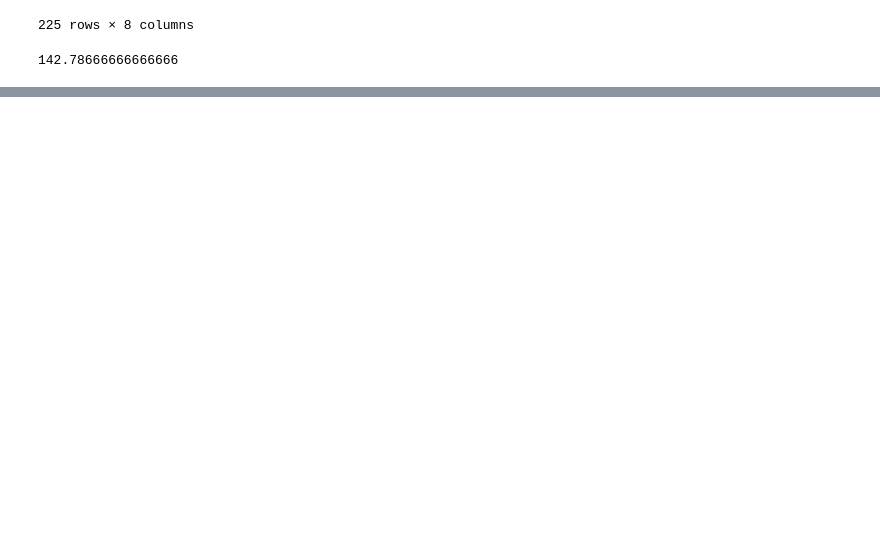
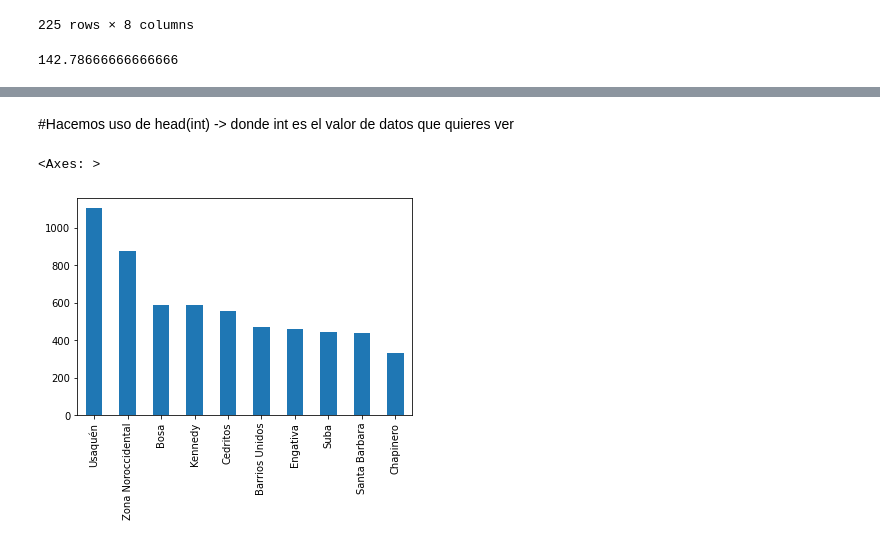
Before and after one commit to CarlosRivera4726/Inmersion_Datos_ALURA, a Jupyter notebook: Inmersion_datos_Aula_1.ipynb, the cells around one changed output, grey strips where cells are left out. Cells and saved outputs as stored; diff of their text form; code cells hidden in the pictures; blank space fills up the shorter version.

```diff
--- a/Inmersion_datos_Aula_1.ipynb
+++ b/Inmersion_datos_Aula_1.ipynb
@@ -152,0 +169,8 @@ chico_reservado.Area.mean()
+# %% [markdown]
+#Hacemos uso de head(int) -> donde int es el valor de datos que quieres ver
+# %%
+inmuebles_barrio = inmuebles.Barrio.value_counts()
+inmuebles_barrio.head(10).plot.bar()
+# %% [output]
+<Axes: >
+[figure, added]
```
Also changed, not shown: parts of 8 cells of this notebook.
